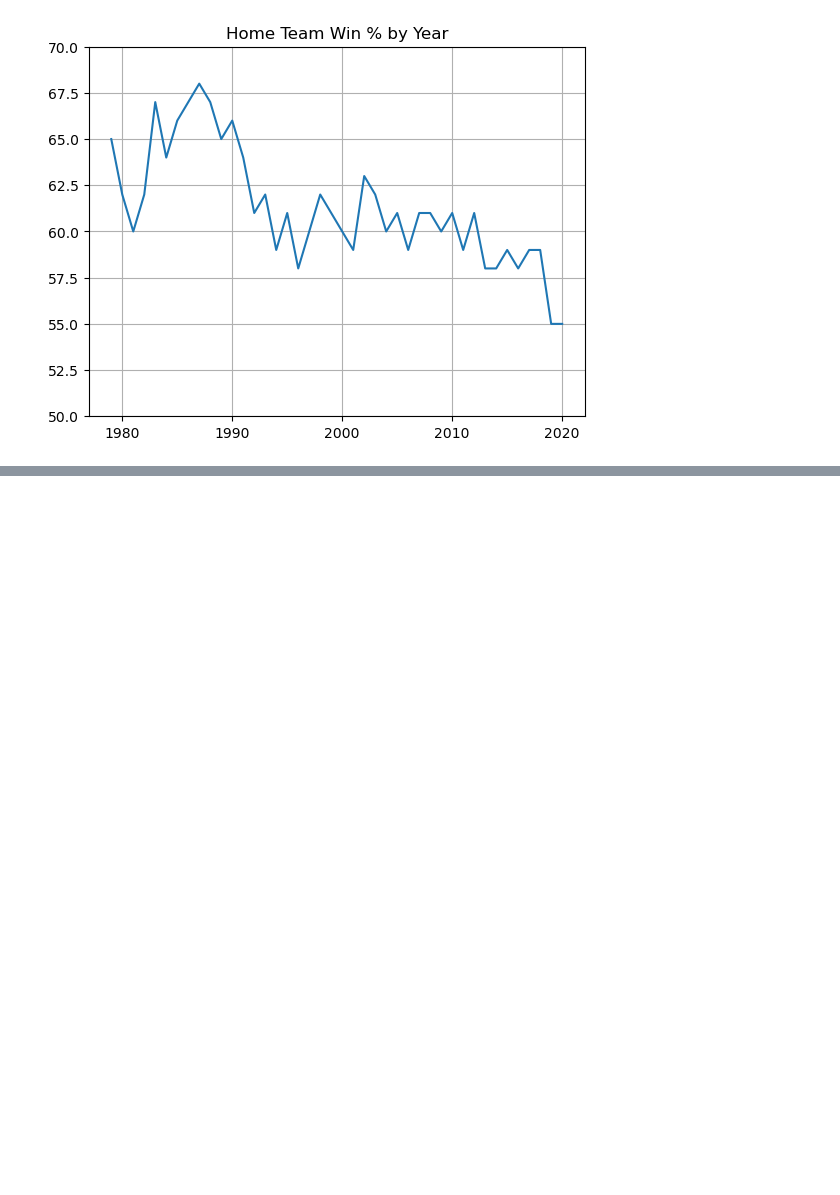
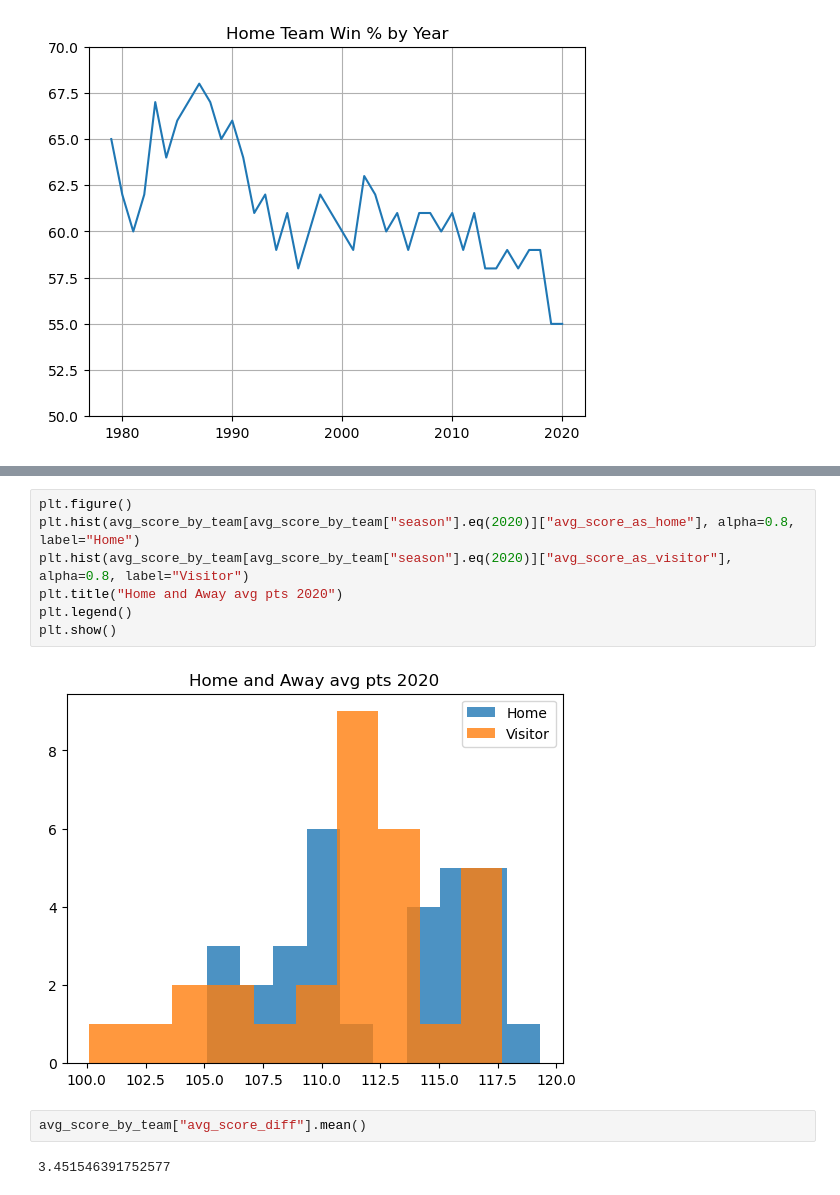
Before and after one commit to ZacharyArgentin/Predicting_NBA_Results, a Jupyter notebook: eda.ipynb, the cells around one changed output, grey strips where cells are left out. Saved outputs shown, nothing was run; the diff lists cells and outputs as text; blank space fills up the shorter version.

```diff
--- a/eda.ipynb
+++ b/eda.ipynb
@@ -100 +107,14 @@ g["visitor_team_avg_score"] = g["visitor_team_avg_score"].round(1)
+# %%
+plt.figure()
+plt.hist(avg_score_by_team[avg_score_by_team["season"].eq(2020)]["avg_score_as_home"], alpha=0.8, label="Home")
+plt.hist(avg_score_by_team[avg_score_by_team["season"].eq(2020)]["avg_score_as_visitor"], alpha=0.8, label="Visitor")
+plt.title("Home and Away avg pts 2020")
+plt.legend()
+plt.show()
+# %% [output]
+[figure, added]
+# %%
+avg_score_by_team["avg_score_diff"].mean()
+# %% [output]
+3.451546391752577
 # %%
```
Also changed, not shown: parts of 15 cells of this notebook, 7 other files.
